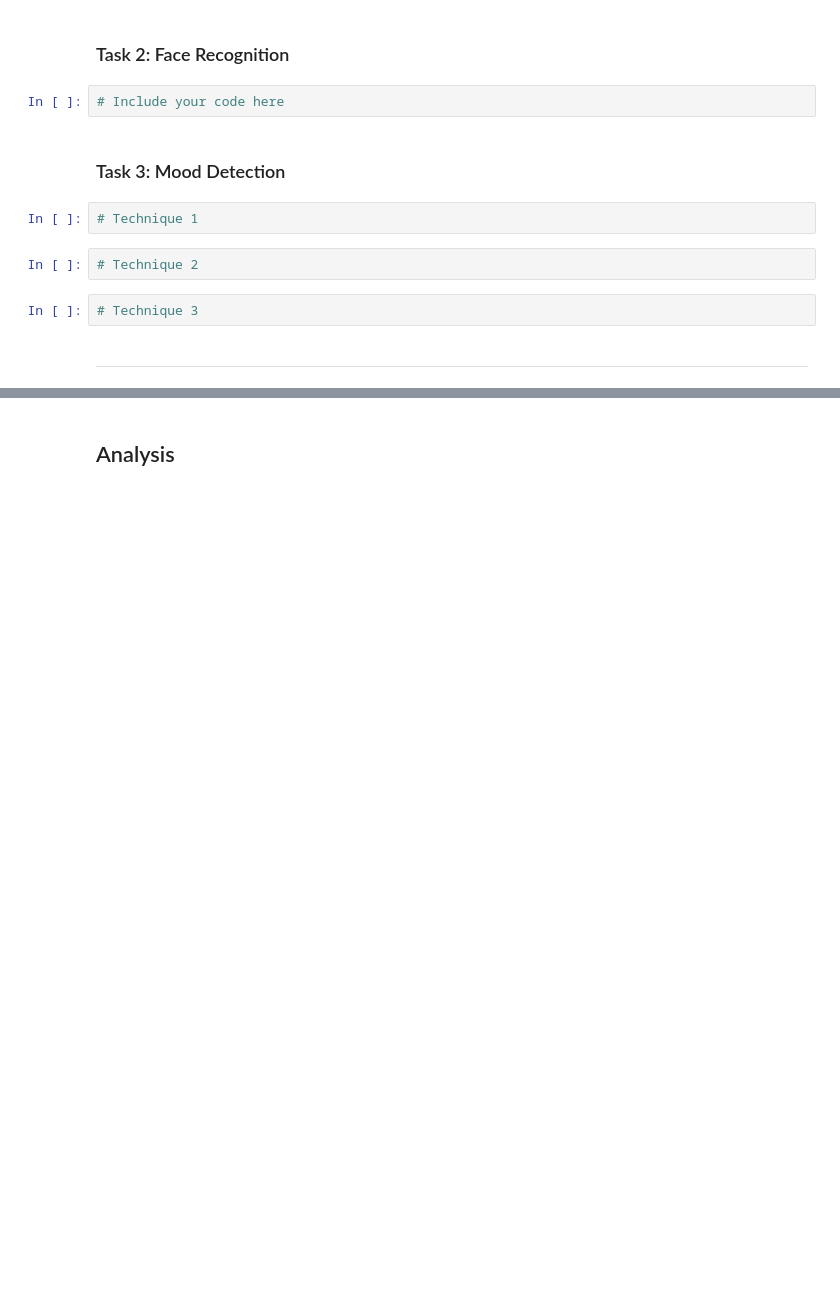
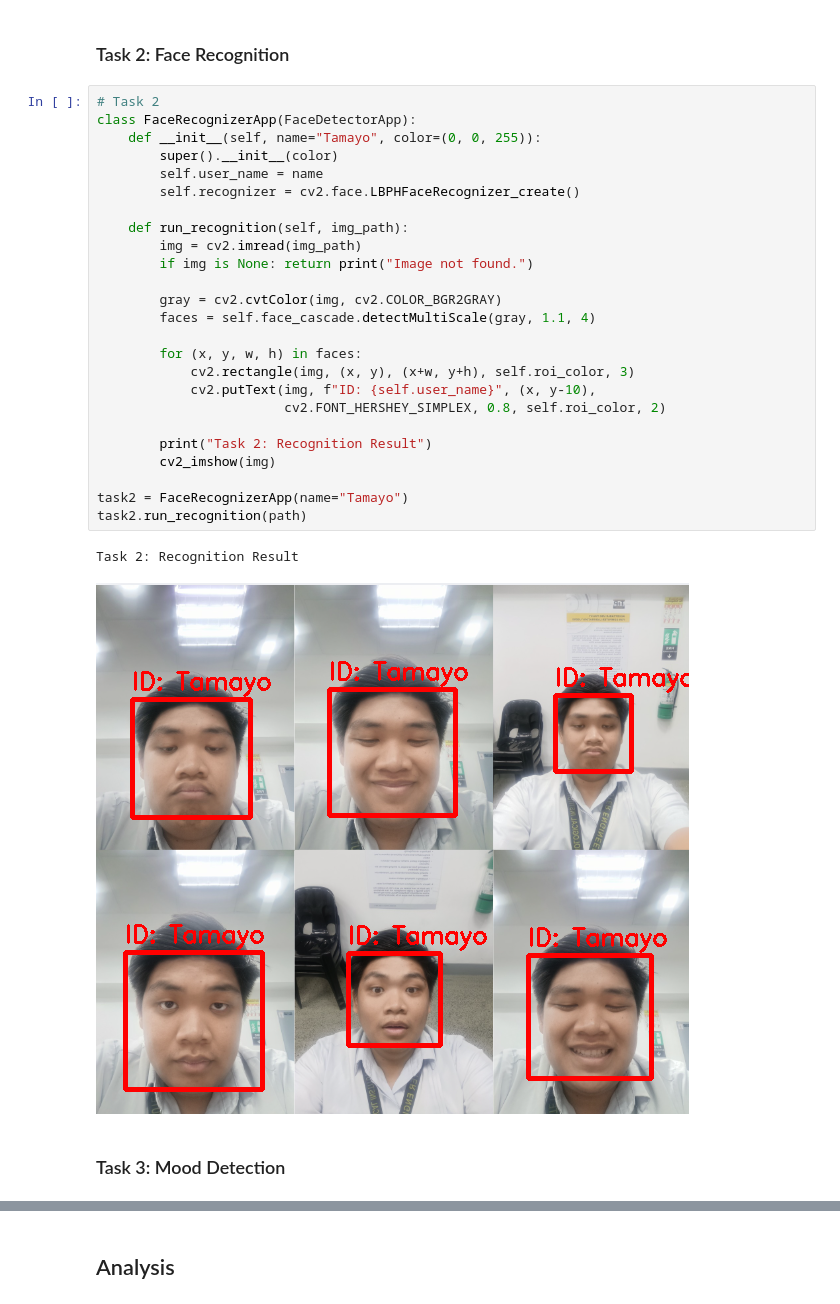
Before and after one commit to tamayo-alt/CPE018_EMTECH_1, a Jupyter notebook: CPE018_ME_Tamayo.ipynb, the cells around one changed output, grey strips where cells are left out. Cells and saved outputs as stored; diff of their text form; blank space fills up the shorter version.

```diff
--- a/CPE018_ME_Tamayo.ipynb
+++ b/CPE018_ME_Tamayo.ipynb
@@ -46,14 +82,32 @@ Notes:
 # %% [markdown]
 ### Task 2: Face Recognition
-# %%
-# Include your code here
+# %%
+# Task 2
+class FaceRecognizerApp(FaceDetectorApp):
+    def __init__(self, name="Tamayo", color=(0, 0, 255)):
+        super().__init__(color)
+        self.user_name = name
+        self.recognizer = cv2.face.LBPHFaceRecognizer_create()
+
+    def run_recognition(self, img_path):
+        img = cv2.imread(img_path)
+        if img is None: return print("Image not found.")
+
+        gray = cv2.cvtColor(img, cv2.COLOR_BGR2GRAY)
+        faces = self.face_cascade.detectMultiScale(gray, 1.1, 4)
+
+        for (x, y, w, h) in faces:
+            cv2.rectangle(img, (x, y), (x+w, y+h), self.roi_color, 3)
+            cv2.putText(img, f"ID: {self.user_name}", (x, y-10),
+                        cv2.FONT_HERSHEY_SIMPLEX, 0.8, self.roi_color, 2)
+
+        print("Task 2: Recognition Result")
+        cv2_imshow(img)
+
+task2 = FaceRecognizerApp(name="Tamayo")
+task2.run_recognition(path)
+# %% [output]
+Task 2: Recognition Result
+[figure, added]
 # %% [markdown]
 ### Task 3: Mood Detection
-# %%
-# Technique 1
-# %%
-# Technique 2
-# %%
-# Technique 3
-# %% [markdown]
----
```
Also changed, not shown: parts of 8 cells of this notebook.
